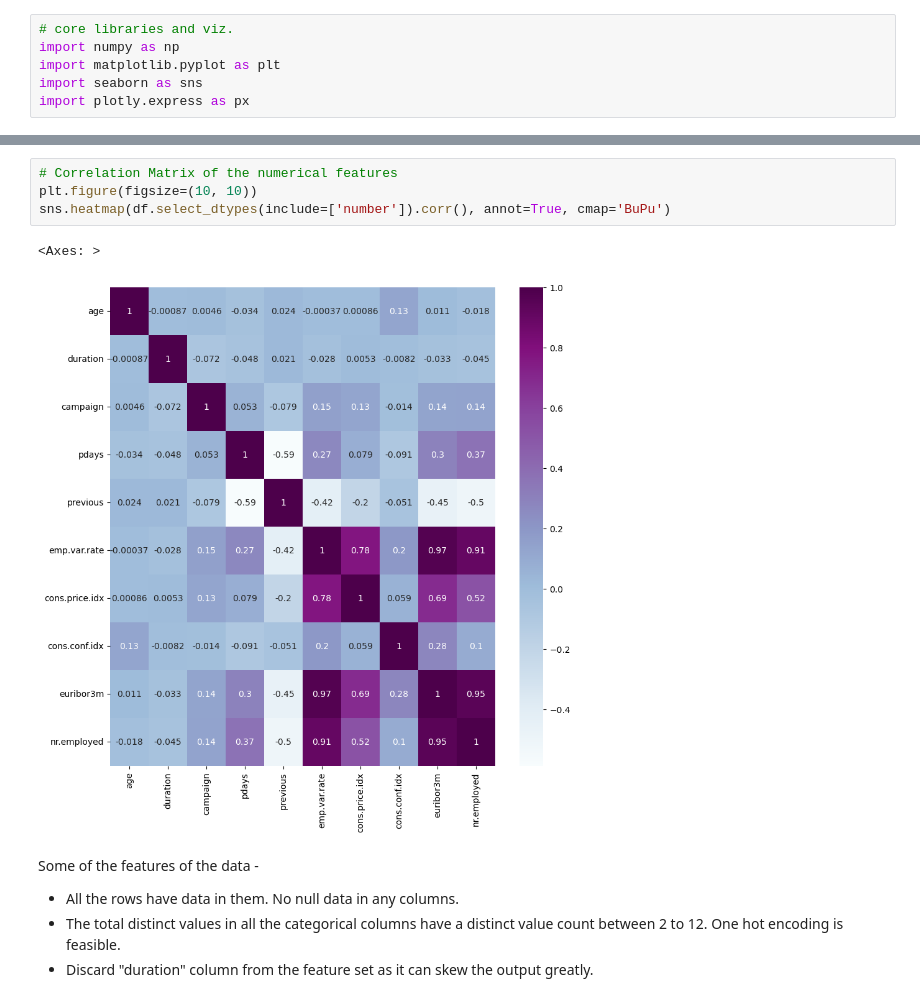
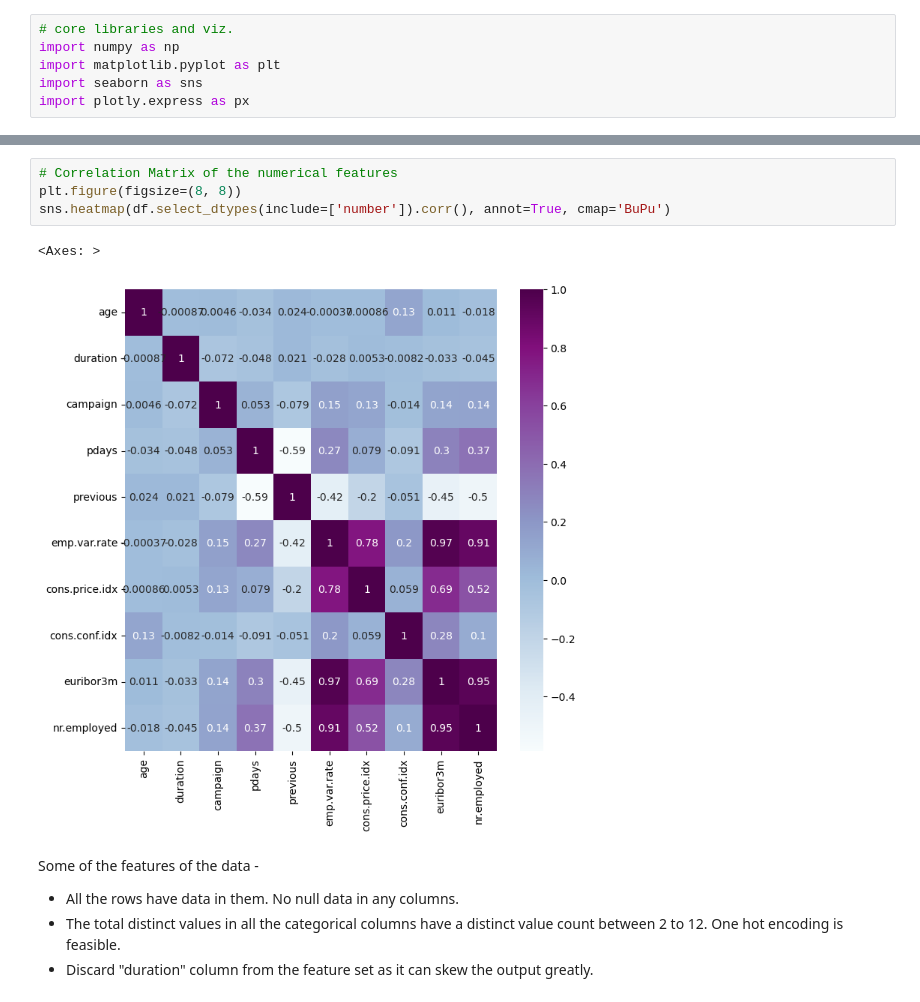
Before and after one commit to karthikmurs/classifiers_comparision, a Jupyter notebook: prompt_III.ipynb, the cells around one changed output, grey strips where cells are left out. Cells and saved outputs as stored; diff of their text form.

```diff
--- a/prompt_III.ipynb
+++ b/prompt_III.ipynb
@@ -119,10 +119,10 @@ Text(0.5, 1.05, 'Distribution Plot of Numerical Features')
 # %%
 # Correlation Matrix of the numerical features
-plt.figure(figsize=(10, 10))
+plt.figure(figsize=(8, 8))
 sns.heatmap(df.select_dtypes(include=['number']).corr(), annot=True, cmap='BuPu')
 # %% [output]
 <Axes: >
-[figure, old version]
+[figure, new version]
 # %% [markdown]
 Some of the features of the data -
 - All the rows have data in them. No null data in any columns.
```
Also changed, not shown: parts of 16 cells of this notebook, 1 other file.
